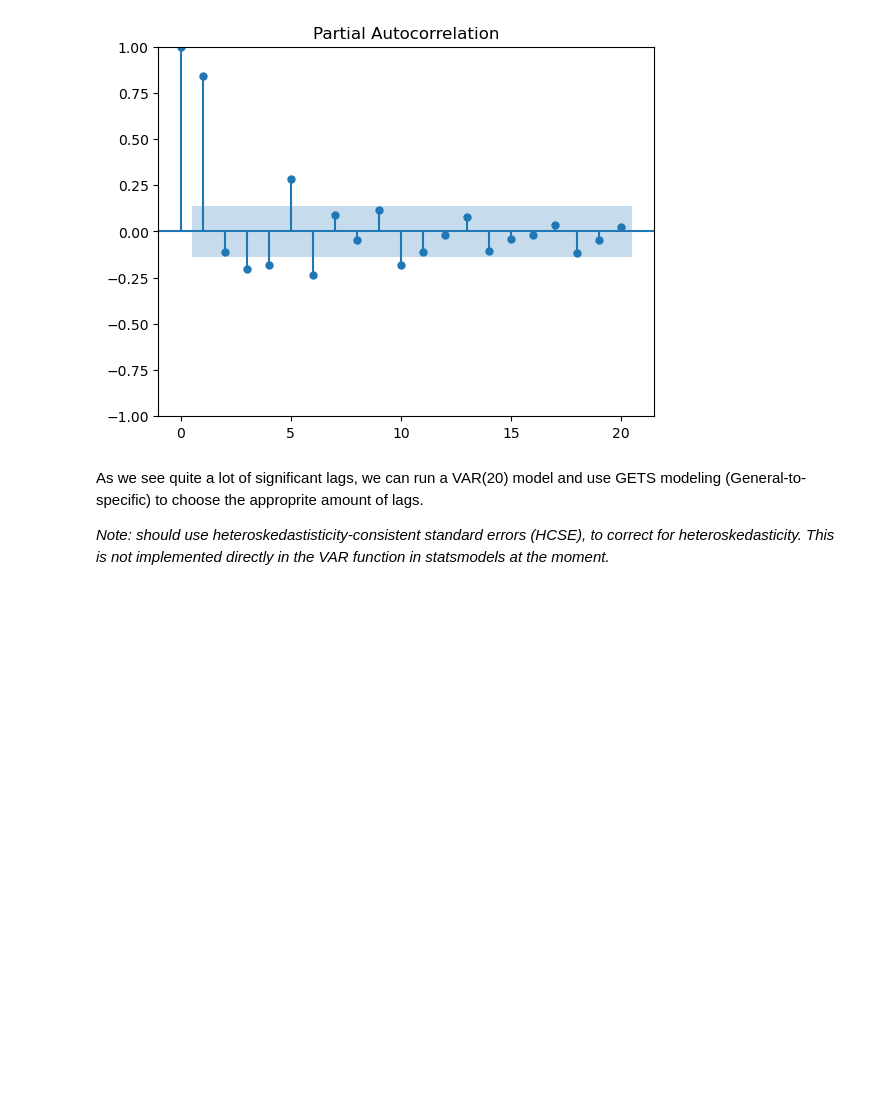
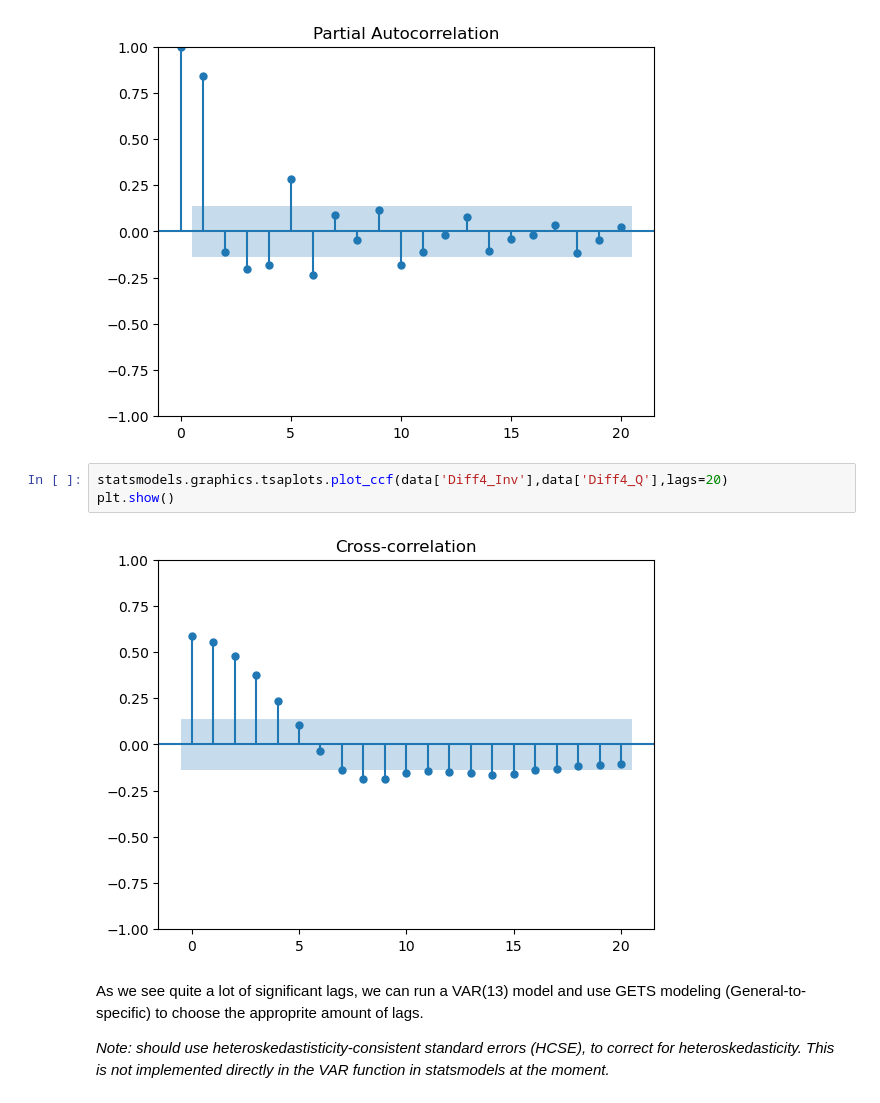
Before and after one commit to VictorFRasmussen/Heston-model, a Jupyter notebook: EconometricsII_assignment2.ipynb, the cells around one changed output. Saved outputs shown, nothing was run; the diff lists cells and outputs as text; blank space fills up the shorter version.

```diff
--- a/EconometricsII_assignment2.ipynb
+++ b/EconometricsII_assignment2.ipynb
@@ -123,8 +123,13 @@ plt.show()
 # %% [output]
 [figure]
 [figure]
+# %%
+statsmodels.graphics.tsaplots.plot_ccf(data['Diff4_Inv'],data['Diff4_Q'],lags=20)
+plt.show()
+# %% [output]
+[figure, added]
 # %% [markdown]
-As we see quite a lot of significant lags, we can run a VAR(20) model and use GETS modeling (General-to-specific) to choose the approprite amount of lags.
+As we see quite a lot of significant lags, we can run a VAR(13) model and use GETS modeling (General-to-specific) to choose the approprite amount of lags.
 
 *Note: should use heteroskedastisticity-consistent standard errors (HCSE), to correct for heteroskedasticity. This is not implemented directly in the VAR function in statsmodels at the moment.*
 # %%
```
Also changed, not shown: parts of 6 cells of this notebook.
